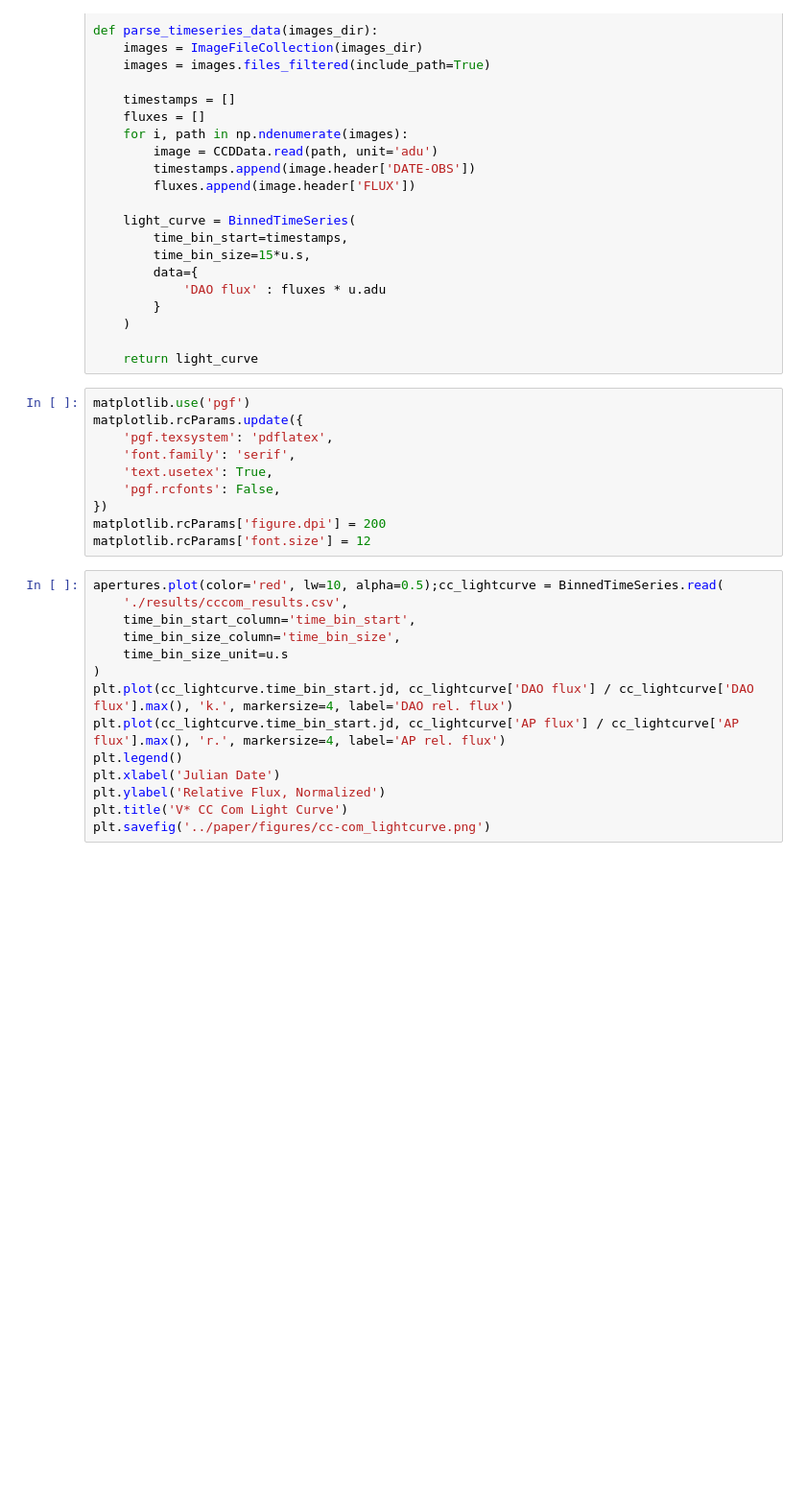
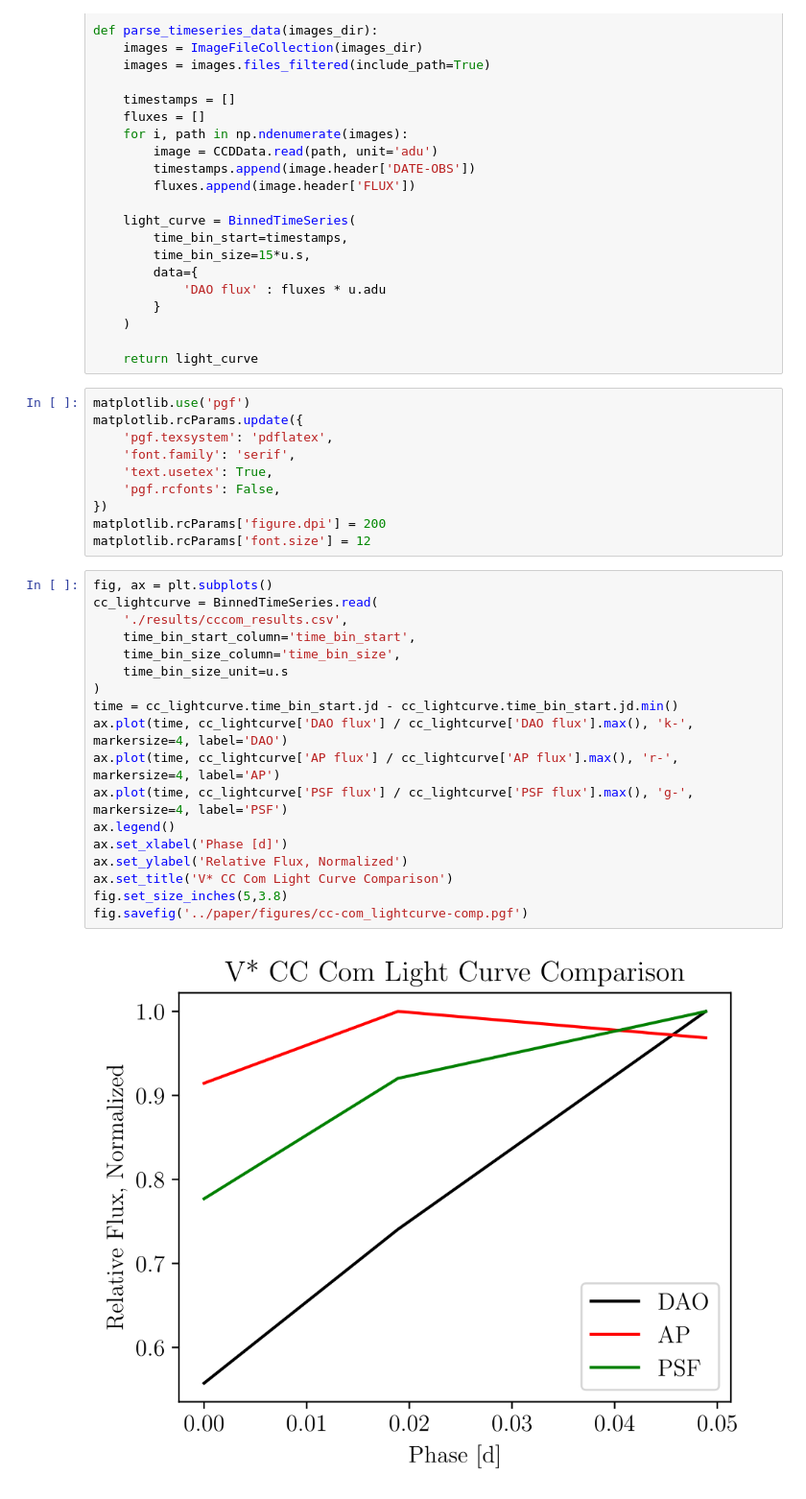
Before and after one commit to matt-ketk/astr-480, a Jupyter notebook: analysis/TimeSeries.ipynb, the cells around one changed output. Shown at 96% size. Cells and saved outputs as stored; diff of their text form; blank space fills up the shorter version.

```diff
--- a/analysis/TimeSeries.ipynb
+++ b/analysis/TimeSeries.ipynb
@@ -43,17 +43,23 @@ matplotlib.rcParams.update({
 matplotlib.rcParams['figure.dpi'] = 200
 matplotlib.rcParams['font.size'] = 12
 # %%
-apertures.plot(color='red', lw=10, alpha=0.5);cc_lightcurve = BinnedTimeSeries.read(
+fig, ax = plt.subplots()
+cc_lightcurve = BinnedTimeSeries.read(
     './results/cccom_results.csv',
     time_bin_start_column='time_bin_start',
     time_bin_size_column='time_bin_size',
     time_bin_size_unit=u.s
 )
-plt.plot(cc_lightcurve.time_bin_start.jd, cc_lightcurve['DAO flux'] / cc_lightcurve['DAO flux'].max(), 'k.', markersize=4, label='DAO rel. flux')
-plt.plot(cc_lightcurve.time_bin_start.jd, cc_lightcurve['AP flux'] / cc_lightcurve['AP flux'].max(), 'r.', markersize=4, label='AP rel. flux')
-plt.legend()
-plt.xlabel('Julian Date')
-plt.ylabel('Relative Flux, Normalized')
-plt.title('V* CC Com Light Curve')
-plt.savefig('../paper/figures/cc-com_lightcurve.png')
+time = cc_lightcurve.time_bin_start.jd - cc_lightcurve.time_bin_start.jd.min()
+ax.plot(time, cc_lightcurve['DAO flux'] / cc_lightcurve['DAO flux'].max(), 'k-', markersize=4, label='DAO')
+ax.plot(time, cc_lightcurve['AP flux'] / cc_lightcurve['AP flux'].max(), 'r-', markersize=4, label='AP')
+ax.plot(time, cc_lightcurve['PSF flux'] / cc_lightcurve['PSF flux'].max(), 'g-', markersize=4, label='PSF')
+ax.legend()
+ax.set_xlabel('Phase [d]')
+ax.set_ylabel('Relative Flux, Normalized')
+ax.set_title('V* CC Com Light Curve Comparison')
+fig.set_size_inches(5,3.8)
+fig.savefig('../paper/figures/cc-com_lightcurve-comp.pgf')
+# %% [output]
+[figure, added]
 # %%
```
Also changed, not shown: parts of 1 cell of this notebook, 8 other files.
